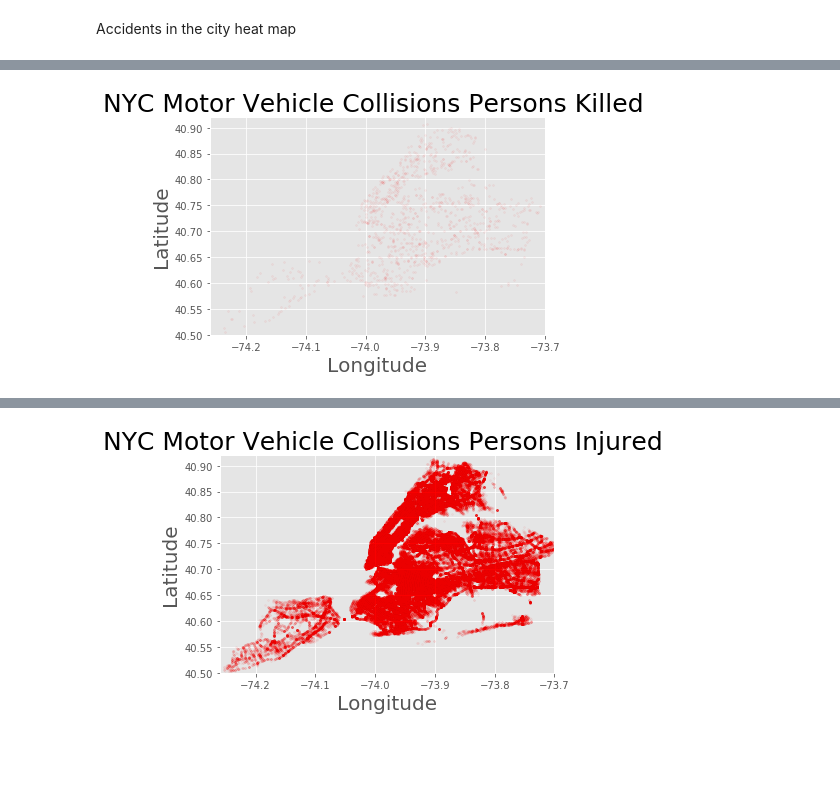
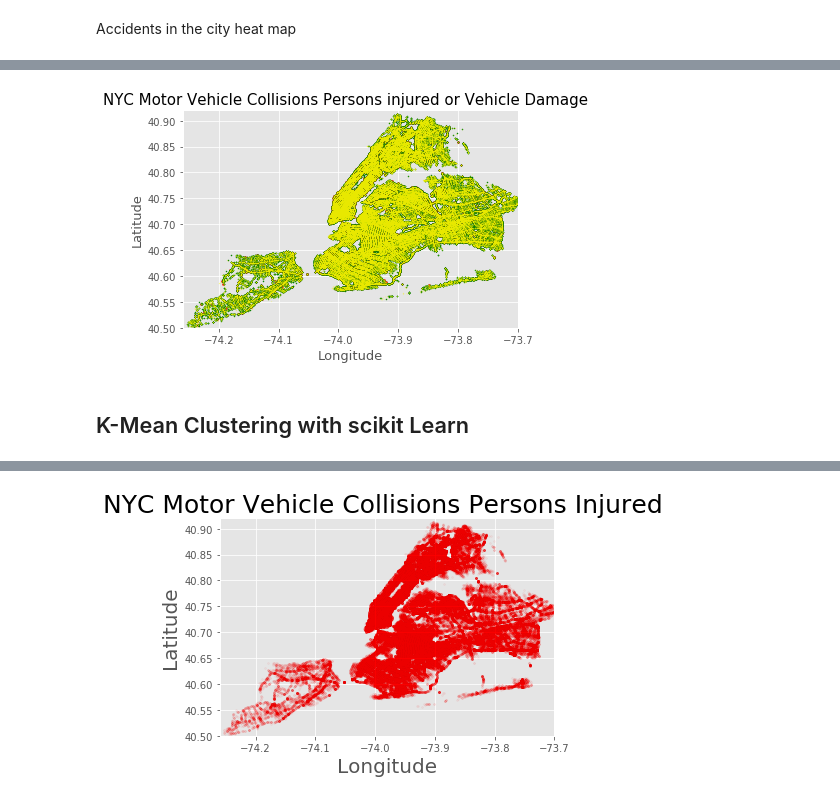
Before and after one commit to psumank/DATA698, a Jupyter notebook: EDA/NYPD Motor Vehicle Accidents.ipynb, the cells around one changed output, grey strips where cells are left out. Saved outputs shown, nothing was run; the diff lists cells and outputs as text; code cells hidden in the pictures; blank space fills up the shorter version.

Commit message:
Cluster Analysis- persons Killed

```diff
--- a/EDA/NYPD Motor Vehicle Accidents.ipynb
+++ b/EDA/NYPD Motor Vehicle Accidents.ipynb
@@ -57,6 +57,6 @@ VEHICLE TYPE CODE 5              4094 non-null object
 dtypes: float64(2), int64(9), object(18)
 memory usage: 271.3+ MB
 # %%
-dfAccidents['DATENew'] =pd.to_datetime(dfAccidents['DATE'])
+dfAccidents['DATE'] =pd.to_datetime(dfAccidents['DATE'])
 # %%
 #dfAccidents['year'], dfAccidents['month'] = dfAccidents['DATENew'].dt.year, dfAccidents['DATENew'].dt.month
@@ -349,3 +328,4 @@ Accidents in the city heat map
 # %%
 killed_df = dfAccidents[dfAccidents['NUMBER OF PERSONS KILLED']!=0]
 injured_df = dfAccidents[(dfAccidents['NUMBER OF PERSONS INJURED']!=0) & (dfAccidents['NUMBER OF PERSONS KILLED']==0)]
+nopersoninvolved_df = dfAccidents[(dfAccidents['NUMBER OF PERSONS INJURED']==0) & (dfAccidents['NUMBER OF PERSONS KILLED']==0)]
@@ -352,13 +339,17 @@ injured_df = dfAccidents[(dfAccidents['NUMBER OF PERSONS INJURED']!=0) & (dfAcci
 # %%
-plt.scatter(killed_df.LONGITUDE, killed_df.LATITUDE, alpha=0.05, s=4, color='red')
+plt.scatter(killed_df.LONGITUDE, killed_df.LATITUDE, s=4, color='red')
+plt.scatter(injured_df.LONGITUDE, injured_df.LATITUDE, s=1, color='green')
+plt.scatter(nopersoninvolved_df.LONGITUDE, nopersoninvolved_df.LATITUDE, s=1,alpha=0.05, color='yellow')
 
 #adjust more settings
-plt.title('NYC Motor Vehicle Collisions Persons Killed ', size=25)
+plt.title('NYC Motor Vehicle Collisions Persons injured or Vehicle Damage  ', size=15)
 plt.xlim((-74.26,-73.7))
 plt.ylim((40.5,40.92))
-plt.xlabel('Longitude',size=20)
-plt.ylabel('Latitude',size=20)
+plt.xlabel('Longitude',size=13)
+plt.ylabel('Latitude',size=13)
 
 plt.show()
 # %% [output]
-[figure, old version]
+[figure, new version]
+# %% [markdown]
+## K-Mean Clustering with scikit Learn
```
Also changed, not shown: parts of 18 cells of this notebook.
